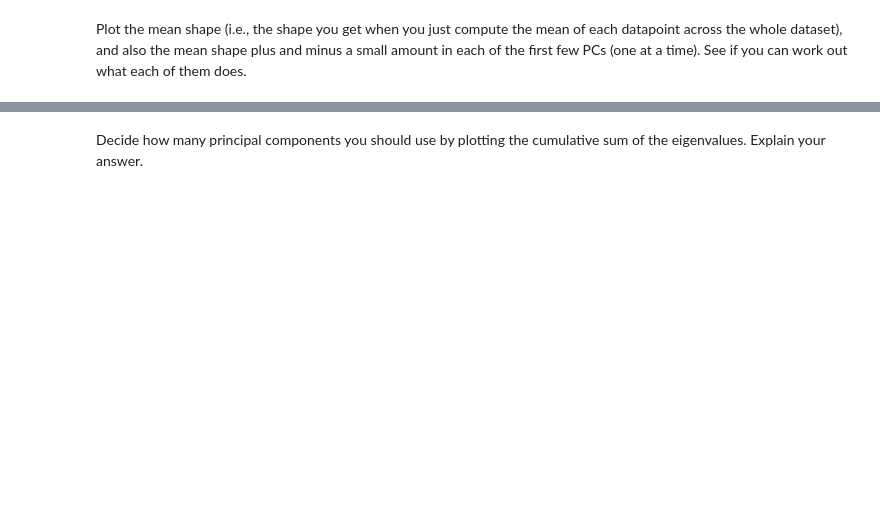
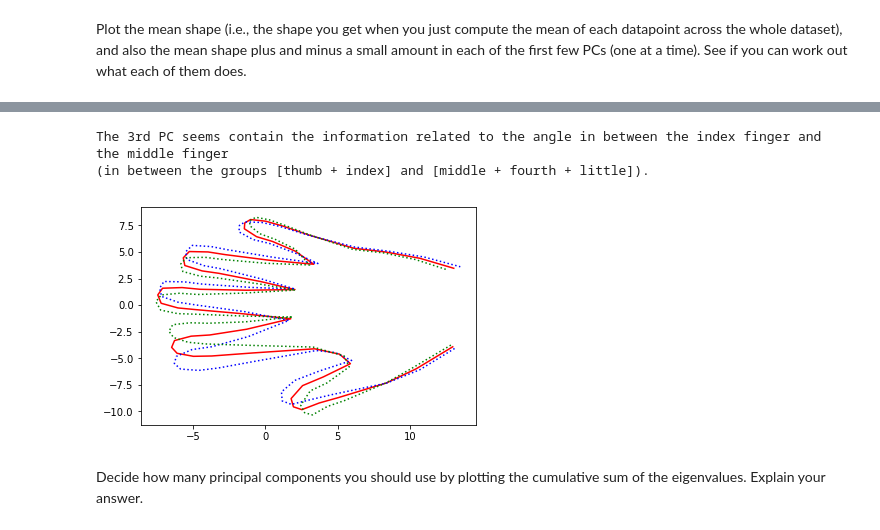
Before and after one commit to hanhnus/DATA201, a Jupyter notebook: Project 1.ipynb, the cells around one changed output, grey strips where cells are left out. Drawn from its saved outputs; the diff is of its cells as text; code cells hidden in the pictures; blank space fills up the shorter version.

```diff
--- a/Project 1.ipynb
+++ b/Project 1.ipynb
@@ -638,2 +692,17 @@ pl.plot(meanshape2[:56,], meanshape2[56:,]);   # mean shape
+# %%
+x_third_PC = evecs[:56,2]
+y_third_PC = evecs[56:,2]
+pl.plot(x_mean_shape_PCA, y_mean_shape_PCA, "r-");
+pl.plot(x_mean_shape_PCA + 5 * x_third_PC,
+        y_mean_shape_PCA + 5*  y_third_PC,  "b:");
+pl.plot(x_mean_shape_PCA - 5 * x_third_PC,
+        y_mean_shape_PCA - 5*  y_third_PC,  "g:");
+
+print("The 3rd PC seems contain the information related to the angle in between the index finger and the middle finger")
+print("(in between the groups [thumb + index] and [middle + fourth + little]).")
+# %% [output]
+The 3rd PC seems contain the information related to the angle in between the index finger and the middle finger
+(in between the groups [thumb + index] and [middle + fourth + little]).
+[figure, added]
 # %% [markdown]
 Decide how many principal components you should use by plotting the cumulative sum of the eigenvalues. Explain your answer.
```
Also changed, not shown: parts of 8 cells of this notebook.
